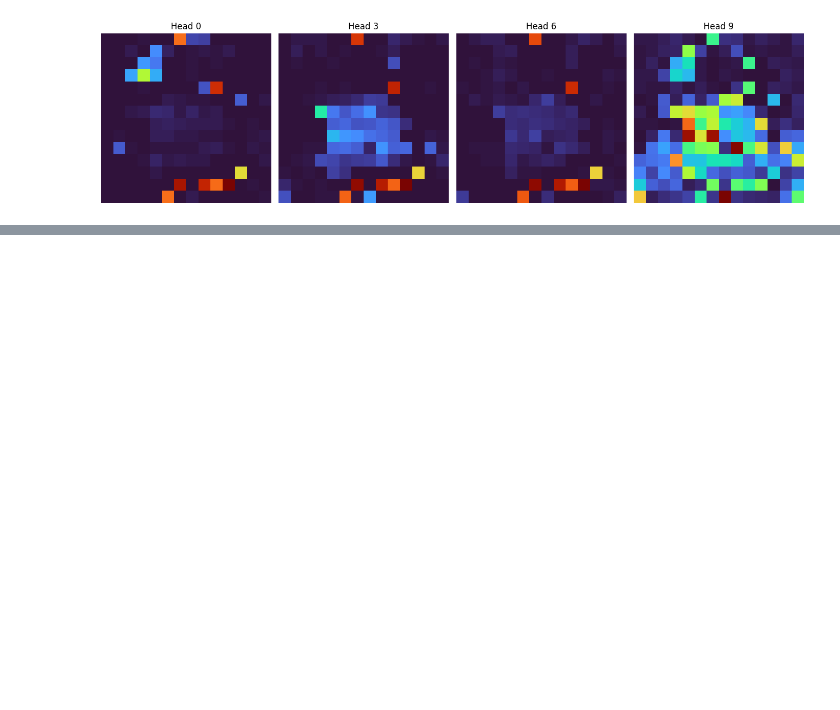
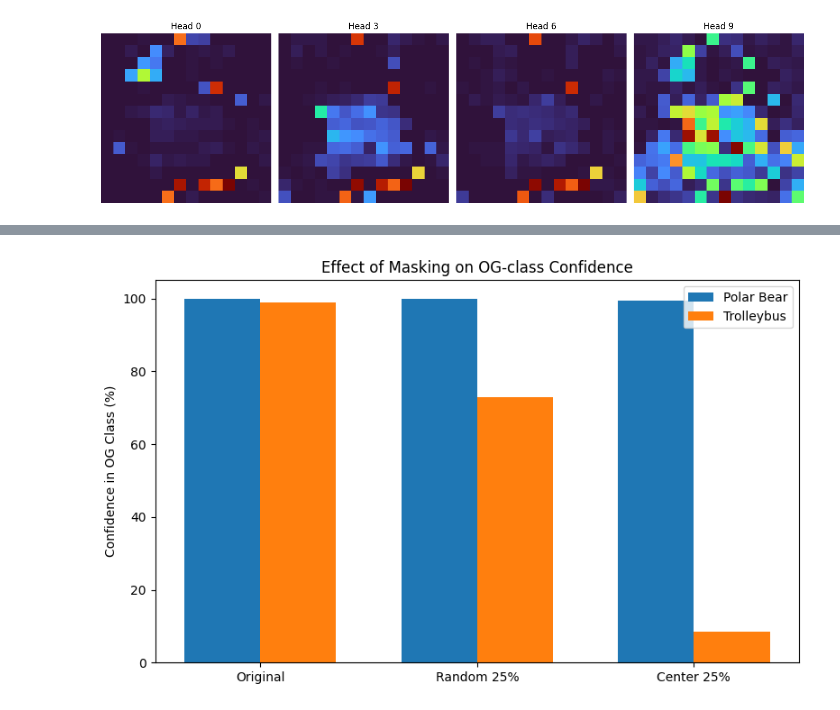
Before and after one commit to Zeeba1705/atml_PA0, a Jupyter notebook: Task2_ViT.ipynb, the cells around one changed output, grey strips where cells are left out. Drawn from its saved outputs; the diff is of its cells as text; code cells hidden in the pictures; blank space fills up the shorter version.

Commit message:
finished up with the patch-masking experiment, comparing and plotting results for original input, input with random masking and input with centre masking.

```diff
--- a/Task2_ViT.ipynb
+++ b/Task2_ViT.ipynb
@@ -309,0 +349,13 @@ plt.show()
+# %%
+rand_masked=mask_patches(pixel_values=inputs["pixel_values"], mask_frac=0.25, mode="random")
+
+center_masked= mask_patches(pixel_values=inputs["pixel_values"],mask_frac=0.25, mode="center")
+
+with torch.no_grad():
+    og_outputs= model(pixel_values=inputs["pixel_values"])
+    rand_outputs = model(pixel_values=rand_masked)
+    center_outputs = model(pixel_values=center_masked)
+
+og_probs = torch.softmax(og_outputs.logits, dim=1)
+random_probs = torch.softmax(rand_outputs.logits, dim=1)
+center_probs = torch.softmax(center_outputs.logits, dim=1)
@@ -309,0 +388,44 @@ plt.show()
+# %%
+import numpy as np
+import matplotlib.pyplot as plt
+
+conditions= ["Original", "Random 25%", "Center 25%"]
+
+original_class_ids = og_probs.argmax(dim=1)
+
+bear_class_id = original_class_ids[0].item()
+bus_class_id = original_class_ids[1].item()
+
+bear_confidence = [
+    og_probs[0, bear_class_id].item() * 100,
+    random_probs[0, bear_class_id].item() * 100,
+    center_probs[0, bear_class_id].item() * 100
+]
+
+bus_confidence = [
+    og_probs[1, bus_class_id].item() * 100,
+    random_probs[1, bus_class_id].item() * 100,
+    center_probs[1, bus_class_id].item() * 100
+]
+
+x = np.arange(len(conditions))
+width = 0.35
+
+fig, ax = plt.subplots(figsize=(8, 5))
+
+ax.bar(x - width/2, bear_confidence, width, label="Polar Bear")
+ax.bar(x + width/2, bus_confidence, width, label="Trolleybus")
+
+ax.set_ylabel("Confidence in OG Class (%)")
+ax.set_title("Effect of Masking on OG-class Confidence")
+
+ax.set_xticks(x)
+ax.set_xticklabels(conditions)
+
+ax.set_ylim(0, 105)
+ax.legend()
+
+plt.tight_layout()
+plt.show()
+# %% [output]
+[figure, added]
```
Also changed, not shown: parts of 3 cells of this notebook.
